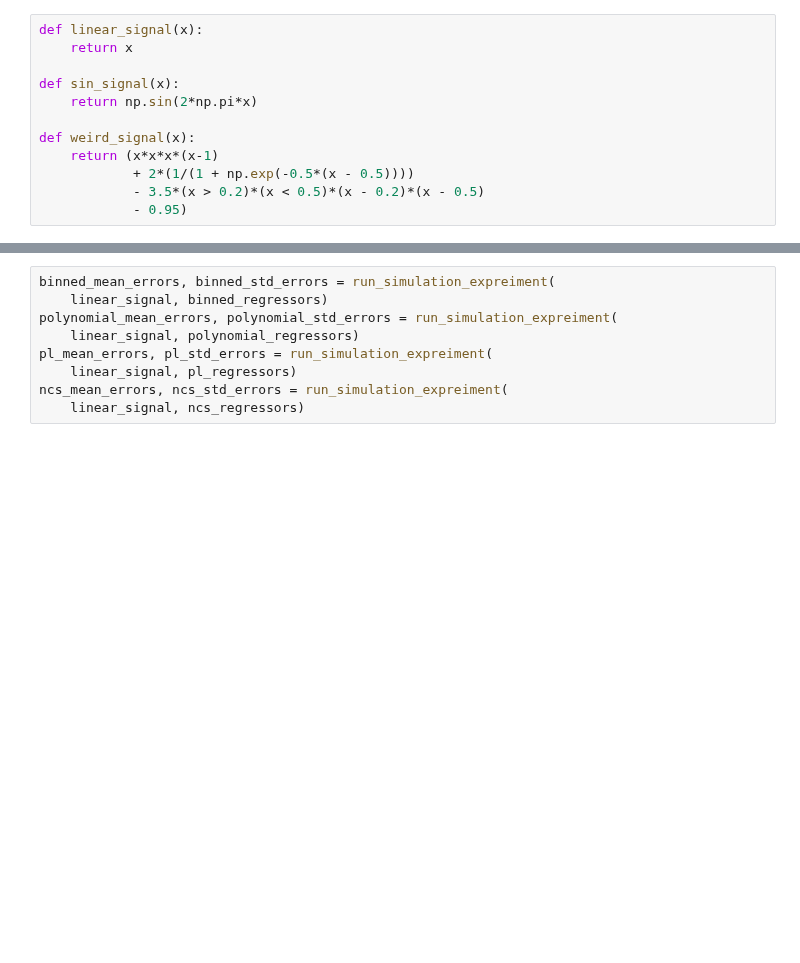
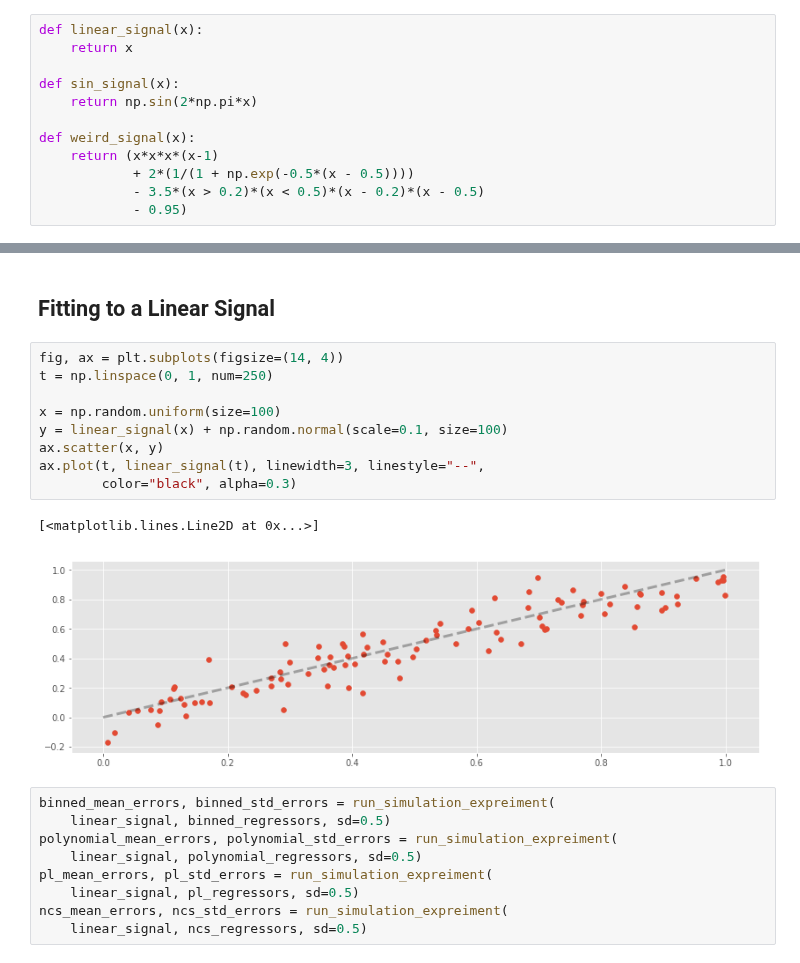
Before and after one commit to madrury/basis-expansions, a Jupyter notebook: basis-expansion-regressions.ipynb, the cells around one changed output, grey strips where cells are left out. Cells and saved outputs as stored; diff of their text form; blank space fills up the shorter version.

```diff
--- a/basis-expansion-regressions.ipynb
+++ b/basis-expansion-regressions.ipynb
@@ -278,11 +283,25 @@ ncs_regressors = make_non_linear_regressions(make_natural_cubic_regression,
+# %% [markdown]
+## Fitting to a Linear Signal
+# %%
+fig, ax = plt.subplots(figsize=(14, 4))
+t = np.linspace(0, 1, num=250)
+
+x = np.random.uniform(size=100)
+y = linear_signal(x) + np.random.normal(scale=0.1, size=100)
+ax.scatter(x, y)
+ax.plot(t, linear_signal(t), linewidth=3, linestyle="--",
+        color="black", alpha=0.3)
+# %% [output]
+[<matplotlib.lines.Line2D at 0x...>]
+[figure, added]
 # %%
 binned_mean_errors, binned_std_errors = run_simulation_expreiment(
-    linear_signal, binned_regressors)
+    linear_signal, binned_regressors, sd=0.5)
 polynomial_mean_errors, polynomial_std_errors = run_simulation_expreiment(
-    linear_signal, polynomial_regressors)
+    linear_signal, polynomial_regressors, sd=0.5)
 pl_mean_errors, pl_std_errors = run_simulation_expreiment(
-    linear_signal, pl_regressors)
+    linear_signal, pl_regressors, sd=0.5)
 ncs_mean_errors, ncs_std_errors = run_simulation_expreiment(
-    linear_signal, ncs_regressors)
+    linear_signal, ncs_regressors, sd=0.5)
 # %%
 fig, ax = plt.subplots(figsize=(14, 4))
```
Also changed, not shown: parts of 27 cells of this notebook, 1 other file.
